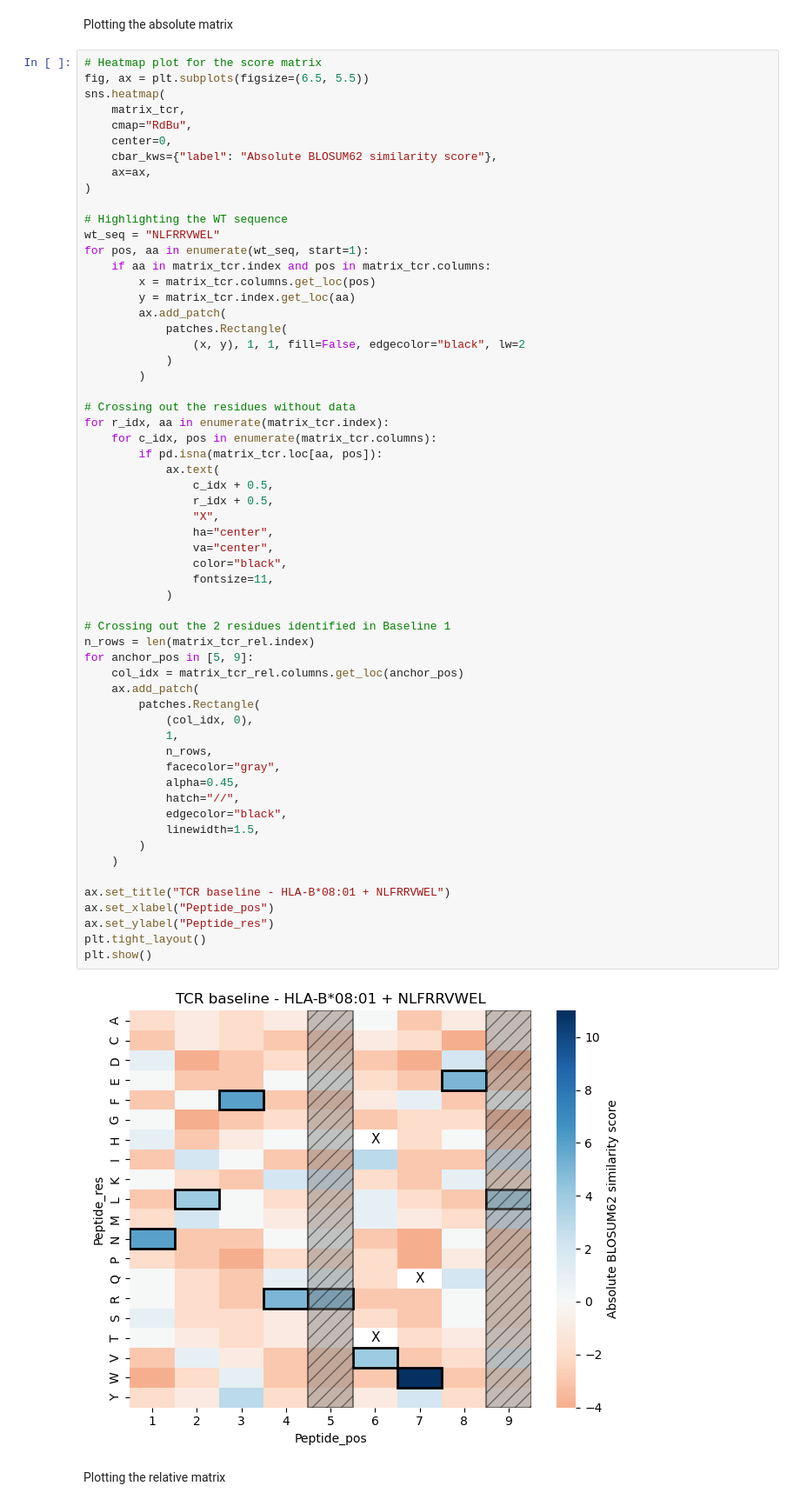
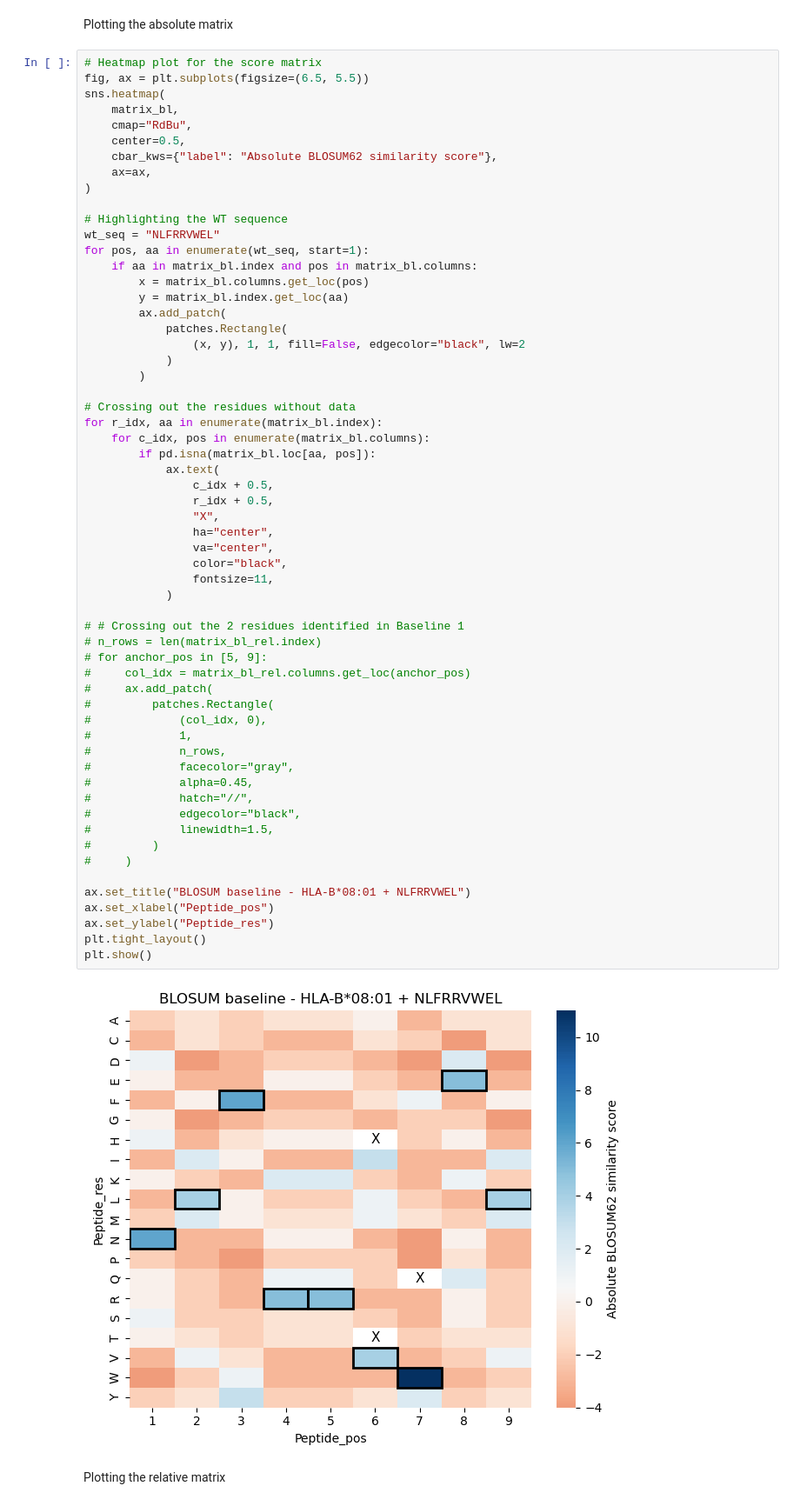
Before and after one commit to MaxenceMarbouty/pred_TCR_fingerprints, a Jupyter notebook: notebooks/00_Data_Visu_Explo.ipynb, the cells around one changed output. Shown at 87% size. Saved outputs shown, nothing was run; the diff lists cells and outputs as text.

```diff
--- a/notebooks/00_Data_Visu_Explo.ipynb
+++ b/notebooks/00_Data_Visu_Explo.ipynb
@@ -210,63 +253,63 @@ Plotting the absolute matrix
 # Heatmap plot for the score matrix
 fig, ax = plt.subplots(figsize=(6.5, 5.5))
 sns.heatmap(
-    matrix_tcr,
+    matrix_bl,
     cmap="RdBu",
-    center=0,
+    center=0.5,
     cbar_kws={"label": "Absolute BLOSUM62 similarity score"},
     ax=ax,
 )
 
 # Highlighting the WT sequence
 wt_seq = "NLFRRVWEL"
 for pos, aa in enumerate(wt_seq, start=1):
-    if aa in matrix_tcr.index and pos in matrix_tcr.columns:
-        x = matrix_tcr.columns.get_loc(pos)
-        y = matrix_tcr.index.get_loc(aa)
+    if aa in matrix_bl.index and pos in matrix_bl.columns:
+        x = matrix_bl.columns.get_loc(pos)
+        y = matrix_bl.index.get_loc(aa)
         ax.add_patch(
             patches.Rectangle(
                 (x, y), 1, 1, fill=False, edgecolor="black", lw=2
             )
         )
 
 # Crossing out the residues without data
-for r_idx, aa in enumerate(matrix_tcr.index):
-    for c_idx, pos in enumerate(matrix_tcr.columns):
-        if pd.isna(matrix_tcr.loc[aa, pos]):
+for r_idx, aa in enumerate(matrix_bl.index):
+    for c_idx, pos in enumerate(matrix_bl.columns):
+        if pd.isna(matrix_bl.loc[aa, pos]):
             ax.text(
                 c_idx + 0.5,
                 r_idx + 0.5,
                 "X",
                 ha="center",
                 va="center",
                 color="black",
                 fontsize=11,
             )
 
-# Crossing out the 2 residues identified in Baseline 1
-n_rows = len(matrix_tcr_rel.index)
-for anchor_pos in [5, 9]:
-    col_idx = matrix_tcr_rel.columns.get_loc(anchor_pos)
-    ax.add_patch(
-        patches.Rectangle(
-            (col_idx, 0),
-            1,
-            n_rows,
-            facecolor="gray",
-            alpha=0.45,
-            hatch="//",
-            edgecolor="black",
-            linewidth=1.5,
-        )
-    )
+# # Crossing out the 2 residues identified in Baseline 1
+# n_rows = len(matrix_bl_rel.index)
+# for anchor_pos in [5, 9]:
+#     col_idx = matrix_bl_rel.columns.get_loc(anchor_pos)
+#     ax.add_patch(
+#         patches.Rectangle(
+#             (col_idx, 0),
+#             1,
+#             n_rows,
+#             facecolor="gray",
+#             alpha=0.45,
+#             hatch="//",
+#             edgecolor="black",
+#             linewidth=1.5,
+#         )
+#     )
 
-ax.set_title("TCR baseline - HLA-B*08:01 + NLFRRVWEL")
+ax.set_title("BLOSUM baseline - HLA-B*08:01 + NLFRRVWEL")
 ax.set_xlabel("Peptide_pos")
 ax.set_ylabel("Peptide_res")
 plt.tight_layout()
 plt.show()
 # %% [output]
-[figure, old version]
+[figure, new version]
 # %% [markdown]
 Plotting the relative matrix
 # %%
```
Also changed, not shown: parts of 24 cells of this notebook, 4 other files.
